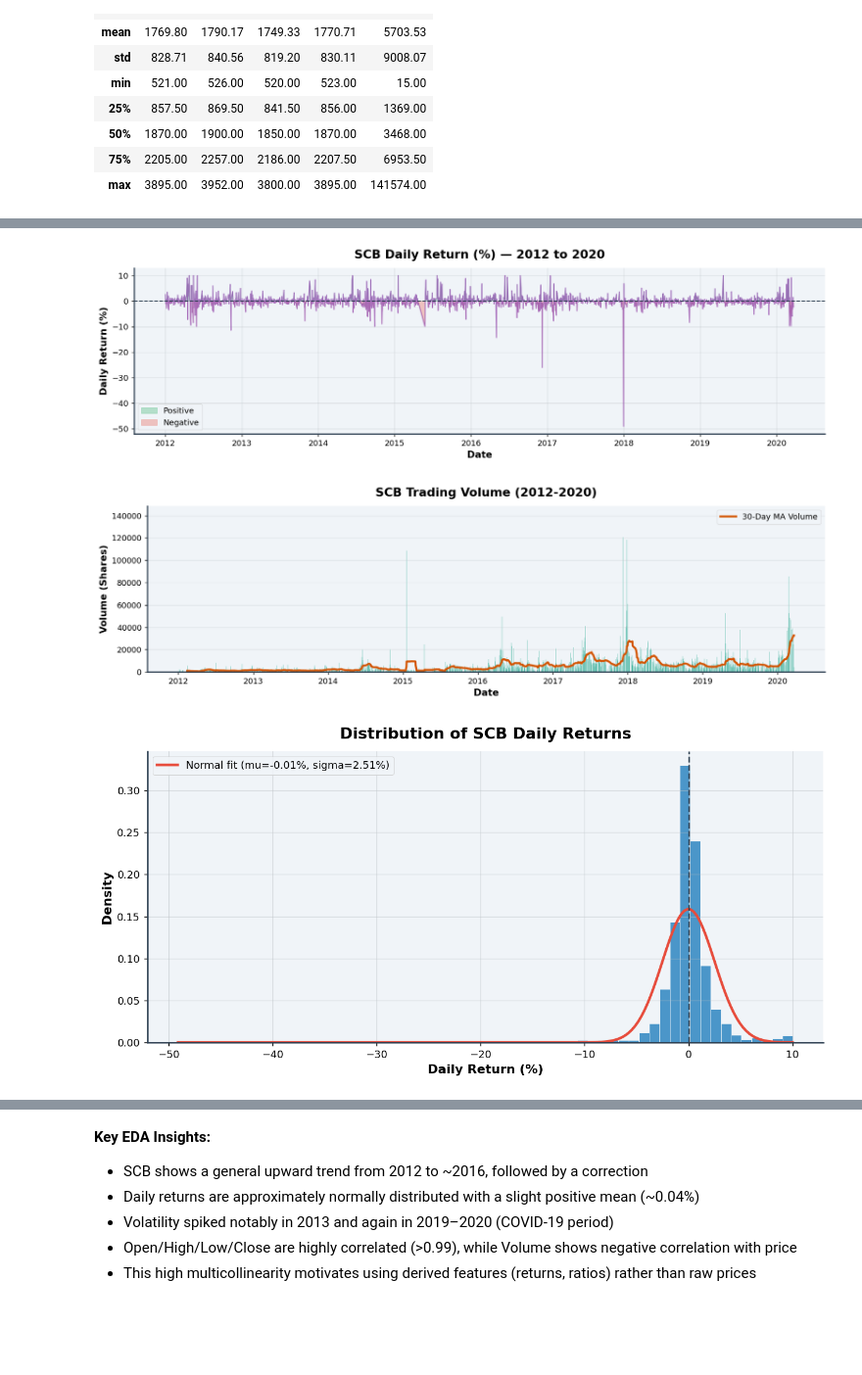
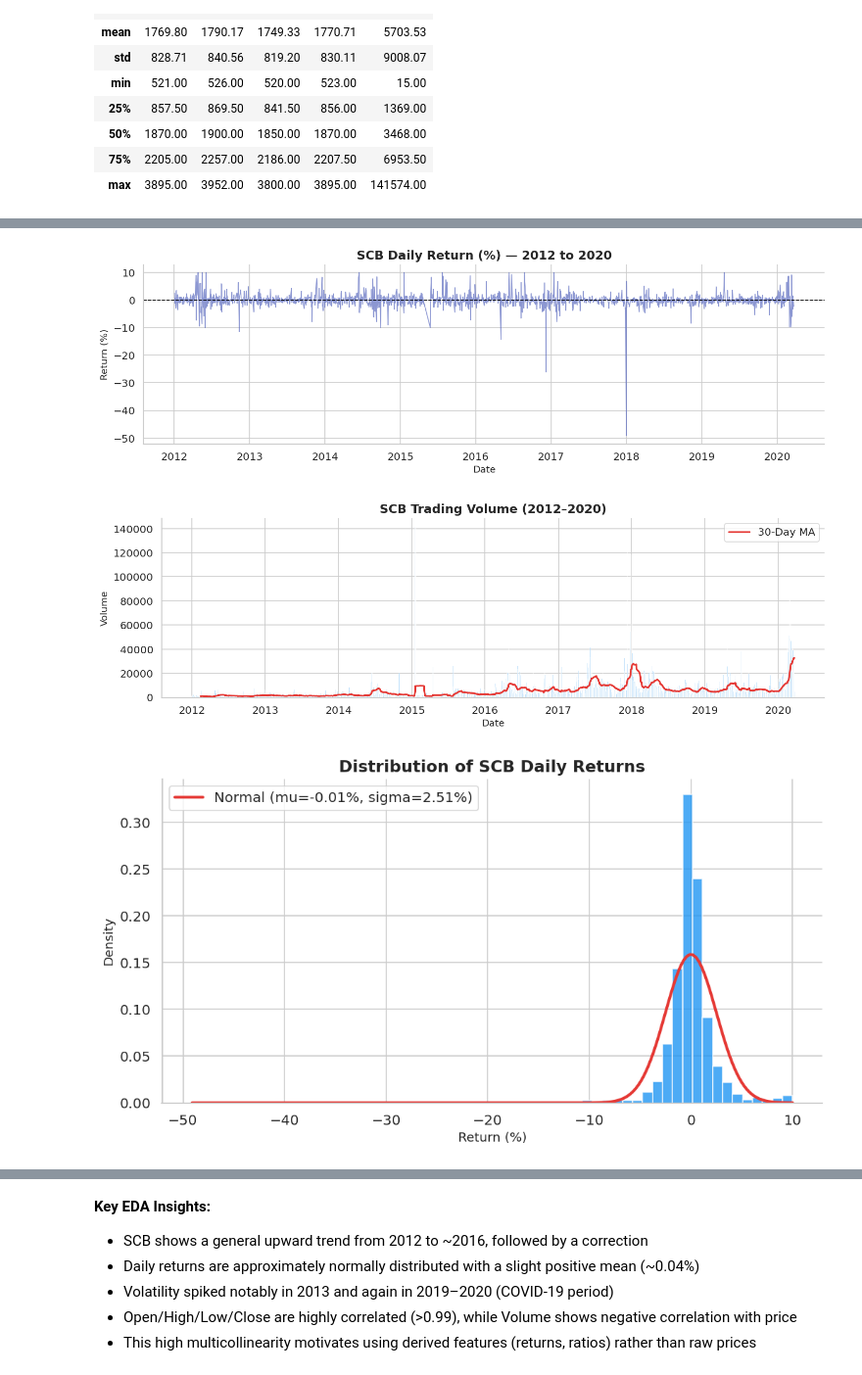
Before and after one commit to AnjalSubedi/Nepal-Stock-Market-Prediction, a Jupyter notebook: nepal-stock-market.ipynb, the cells around one changed output, grey strips where cells are left out. Shown at 98% size. Cells and saved outputs as stored; diff of their text form; code cells hidden in the pictures; blank space fills up the shorter version.

```diff
--- a/nepal-stock-market.ipynb
+++ b/nepal-stock-market.ipynb
@@ -296,61 +235,35 @@ plt.show()
 # %%
-# ── SCB Daily Return (%) ─────────────────────────────────────────────────────
 returns = stock_df['Close'].pct_change() * 100
-
-fig, ax = plt.subplots(figsize=(13, 4))
-ax.plot(stock_df['Date'], returns, color='#8E44AD', linewidth=1.2, alpha=0.7)
-ax.fill_between(stock_df['Date'], returns, 0,
-                where=(returns >= 0), color='#27AE60', alpha=0.3, label='Positive')
-ax.fill_between(stock_df['Date'], returns, 0,
-                where=(returns < 0),  color='#E74C3C', alpha=0.3, label='Negative')
-ax.axhline(0, color='#2C3E50', linewidth=1.2, linestyle='--')
-ax.set_title('SCB Daily Return (%) — 2012 to 2020',
-             fontsize=15, fontweight='bold', pad=12)
-ax.set_xlabel('Date', fontweight='bold')
-ax.set_ylabel('Daily Return (%)', fontweight='bold')
-ax.legend(framealpha=0.9)
-ax.grid(True, alpha=0.5)
-plt.tight_layout()
-plt.show()
+fig, ax = plt.subplots(figsize=(12, 4))
+ax.plot(stock_df['Date'], returns, color='#5C6BC0', linewidth=1.0, alpha=0.7)
+ax.axhline(0, color='black', linewidth=1.0, linestyle='--')
+ax.set_title('SCB Daily Return (%) — 2012 to 2020')
+ax.set_xlabel('Date'); ax.set_ylabel('Return (%)')
+plt.tight_layout(); plt.show()
 # %% [output]
-[figure, old version]
+[figure, new version]
 # %%
-# ── SCB Trading Volume ───────────────────────────────────────────────────────
-vol_ma30 = stock_df['Vol'].rolling(30).mean()
-
-fig, ax = plt.subplots(figsize=(13, 4))
-ax.bar(stock_df['Date'], stock_df['Vol'], color='#17A589', alpha=0.55, width=1.5)
-ax.plot(stock_df['Date'], vol_ma30, color='#D35400', linewidth=2.5, label='30-Day MA Volume')
-ax.set_title('SCB Trading Volume (2012-2020)',
-             fontsize=15, fontweight='bold', pad=12)
-ax.set_xlabel('Date', fontweight='bold')
-ax.set_ylabel('Volume (Shares)', fontweight='bold')
-ax.legend(framealpha=0.9)
-ax.grid(True, alpha=0.4, axis='y')
-plt.tight_layout()
-plt.show()
+fig, ax = plt.subplots(figsize=(12, 4))
+ax.bar(stock_df['Date'], stock_df['Vol'], color='#2196F3', alpha=0.5, width=1.5)
+ax.plot(stock_df['Date'], stock_df['Vol'].rolling(30).mean(),
+        color='#E53935', linewidth=2.0, label='30-Day MA')
+ax.set_title('SCB Trading Volume (2012–2020)')
+ax.set_xlabel('Date'); ax.set_ylabel('Volume')
+ax.legend(); plt.tight_layout(); plt.show()
 # %% [output]
-[figure, old version]
+[figure, new version]
 # %%
-# ── Distribution of SCB Daily Returns ───────────────────────────────────────
 returns_pct = stock_df['Close'].pct_change().dropna() * 100
+mu, std = returns_pct.mean(), returns_pct.std()
 
-fig, ax = plt.subplots(figsize=(10, 5))
-ax.hist(returns_pct, bins=60, color='#2E86C1', edgecolor='white',
-        linewidth=0.5, alpha=0.85, density=True)
-mu, std = returns_pct.mean(), returns_pct.std()
+fig, ax = plt.subplots(figsize=(9, 5))
+ax.hist(returns_pct, bins=60, color='#2196F3', edgecolor='white', density=True, alpha=0.8)
 x = np.linspace(returns_pct.min(), returns_pct.max(), 200)
-ax.plot(x, stats.norm.pdf(x, mu, std), color='#E74C3C',
-        linewidth=2.5, label=f'Normal fit (mu={mu:.2f}%, sigma={std:.2f}%)')
-ax.axvline(0, color='#2C3E50', linestyle='--', linewidth=1.5)
-ax.set_title('Distribution of SCB Daily Returns',
-             fontsize=15, fontweight='bold', pad=12)
-ax.set_xlabel('Daily Return (%)', fontweight='bold')
-ax.set_ylabel('Density', fontweight='bold')
-ax.legend(framealpha=0.9)
-ax.grid(True, alpha=0.5)
-plt.tight_layout()
-plt.show()
+ax.plot(x, stats.norm.pdf(x, mu, std), color='#E53935', linewidth=2.5,
+        label=f'Normal (mu={mu:.2f}%, sigma={std:.2f}%)')
+ax.set_title('Distribution of SCB Daily Returns')
+ax.set_xlabel('Return (%)'); ax.set_ylabel('Density')
+ax.legend(); plt.tight_layout(); plt.show()
 # %% [output]
-[figure, old version]
+[figure, new version]
 # %%
```
Also changed, not shown: parts of 22 cells of this notebook.
